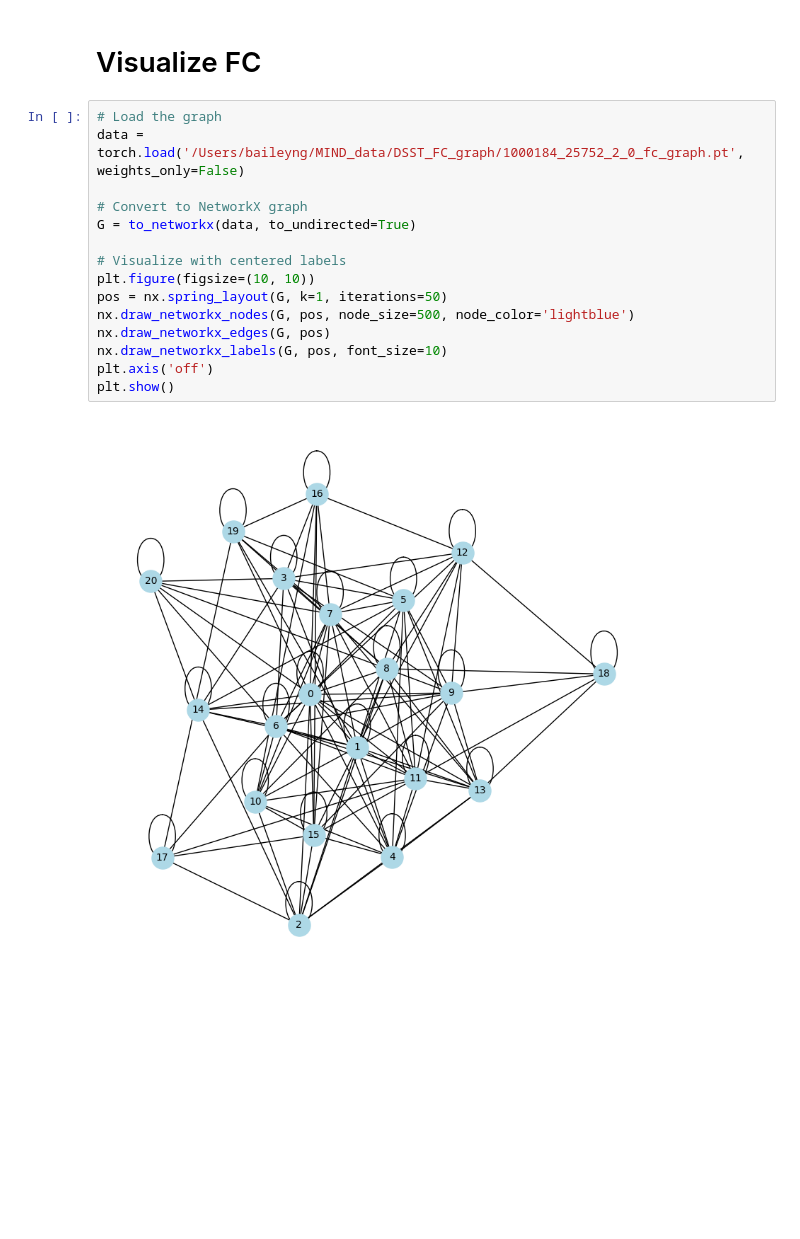
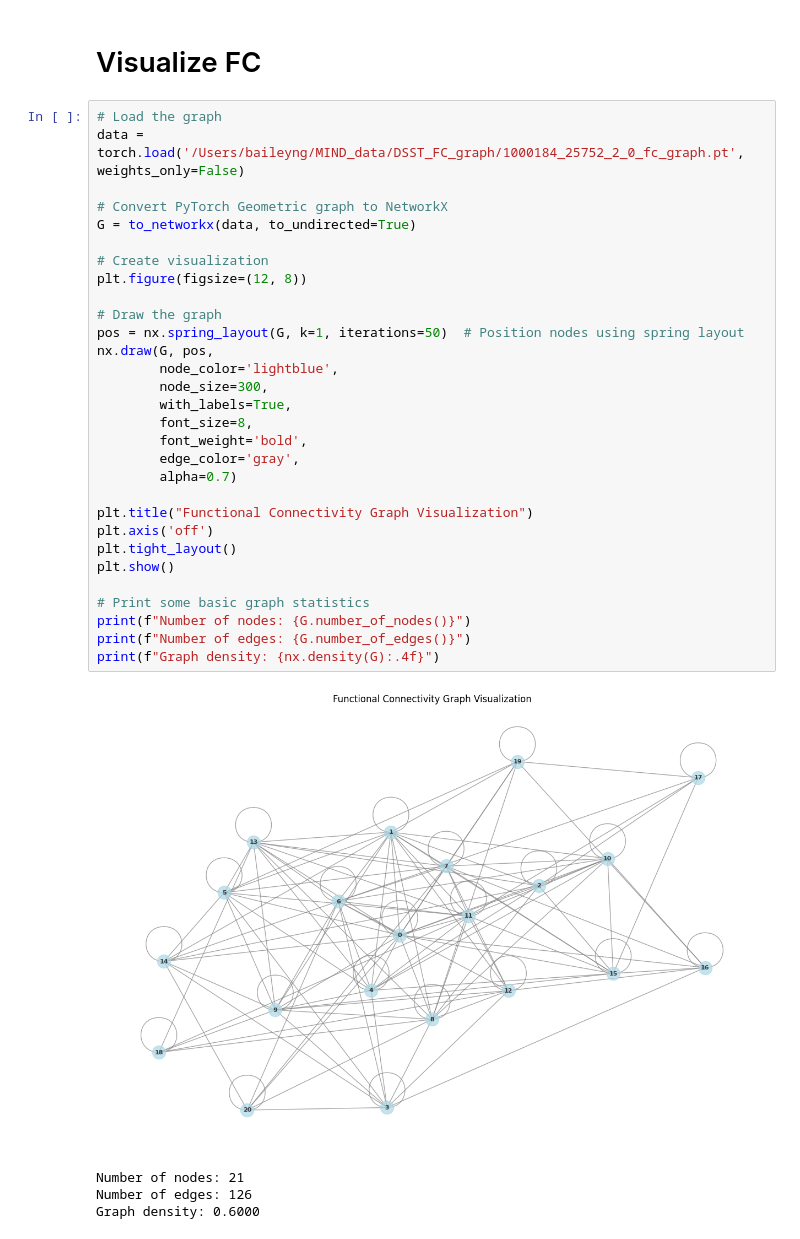
Before and after one commit to bailey168/MIND_models, a Jupyter notebook: QuantNets/visualize_graph.ipynb, the cells around one changed output. Drawn from its saved outputs; the diff is of its cells as text; blank space fills up the shorter version.

```diff
--- a/QuantNets/visualize_graph.ipynb
+++ b/QuantNets/visualize_graph.ipynb
@@ -10,17 +10,35 @@ import networkx as nx
 # %%
 # Load the graph
 data = torch.load('/Users/baileyng/MIND_data/DSST_FC_graph/1000184_25752_2_0_fc_graph.pt', weights_only=False)
 
-# Convert to NetworkX graph
+# Convert PyTorch Geometric graph to NetworkX
 G = to_networkx(data, to_undirected=True)
 
-# Visualize with centered labels
-plt.figure(figsize=(10, 10))
-pos = nx.spring_layout(G, k=1, iterations=50)
-nx.draw_networkx_nodes(G, pos, node_size=500, node_color='lightblue')
-nx.draw_networkx_edges(G, pos)
-nx.draw_networkx_labels(G, pos, font_size=10)
+# Create visualization
+plt.figure(figsize=(12, 8))
+
+# Draw the graph
+pos = nx.spring_layout(G, k=1, iterations=50)  # Position nodes using spring layout
+nx.draw(G, pos,
+        node_color='lightblue',
+        node_size=300,
+        with_labels=True,
+        font_size=8,
+        font_weight='bold',
+        edge_color='gray',
+        alpha=0.7)
+
+plt.title("Functional Connectivity Graph Visualization")
 plt.axis('off')
+plt.tight_layout()
 plt.show()
+
+# Print some basic graph statistics
+print(f"Number of nodes: {G.number_of_nodes()}")
+print(f"Number of edges: {G.number_of_edges()}")
+print(f"Graph density: {nx.density(G):.4f}")
 # %% [output]
-[figure, old version]
+[figure, new version]
+Number of nodes: 21
+Number of edges: 126
+Graph density: 0.6000
```
Also changed, not shown: 5 other files.
